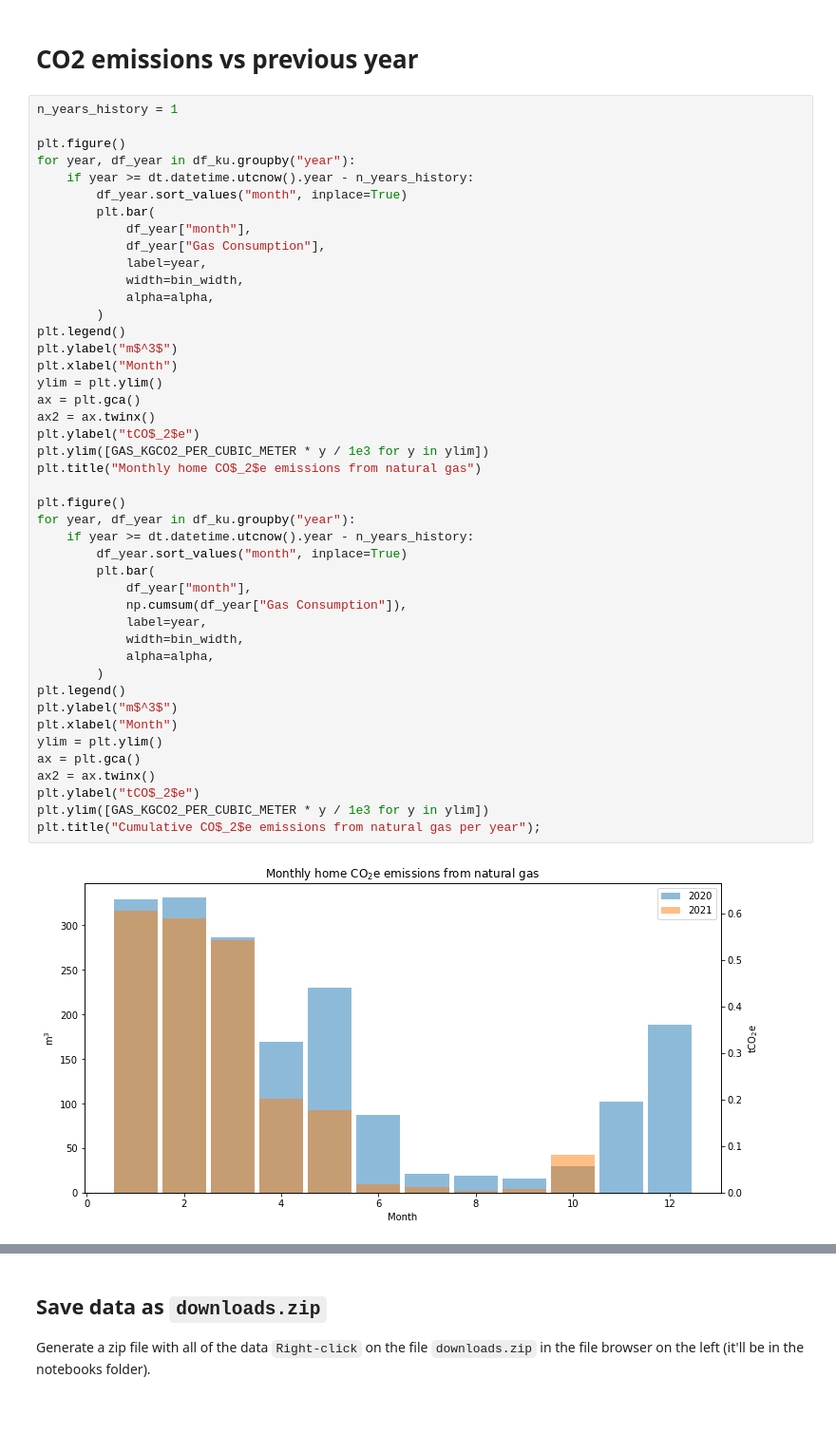
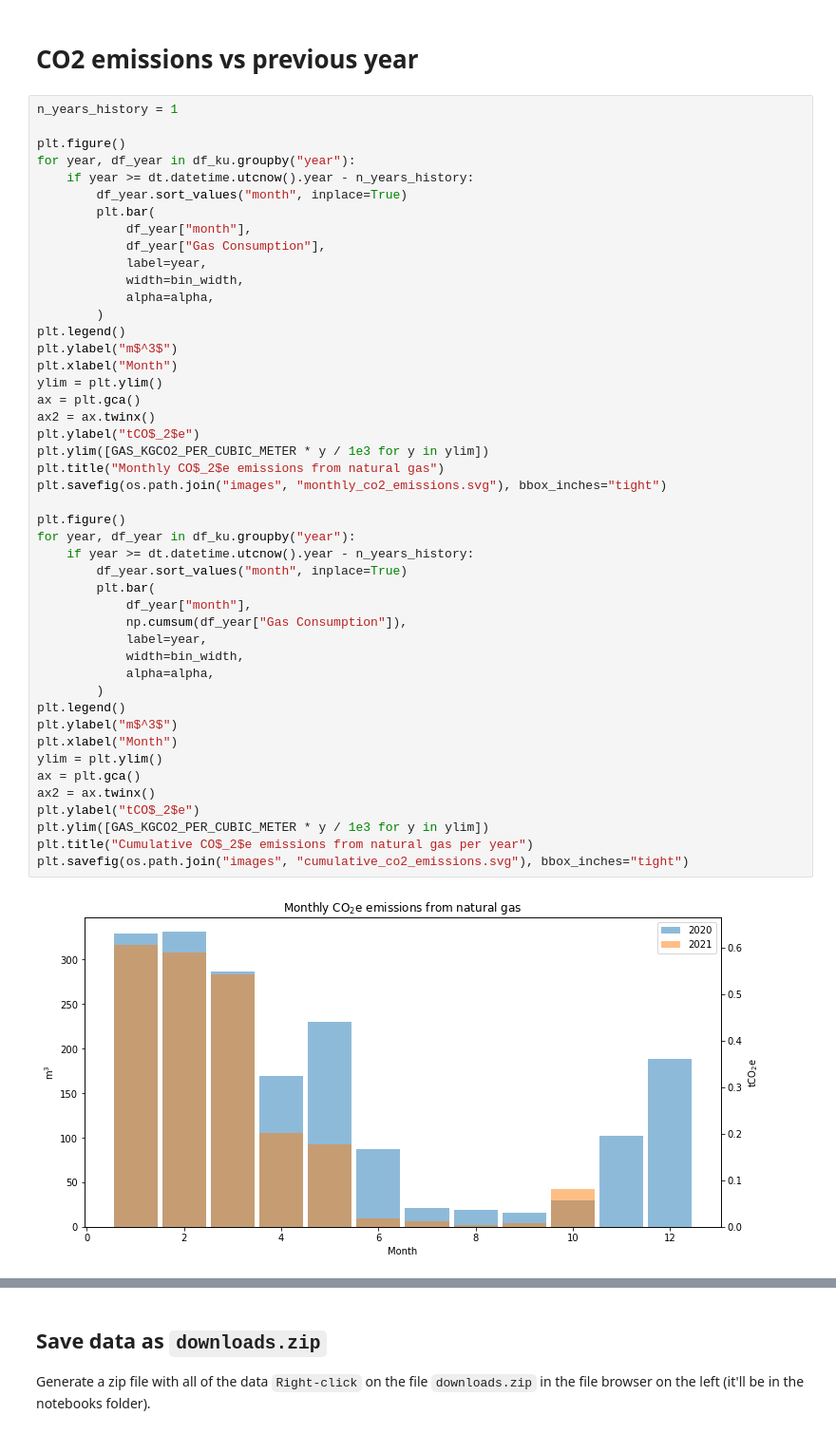
Before and after one commit to ryanfobel/utility-bill-scraper, a Jupyter notebook: notebooks/canada/on/kitchener_utilities.ipynb, the cells around one changed output, grey strips where cells are left out. Shown at 95% size. Drawn from its saved outputs; the diff is of its cells as text.

Commit message:
Save notebook images

```diff
--- a/notebooks/canada/on/kitchener_utilities.ipynb
+++ b/notebooks/canada/on/kitchener_utilities.ipynb
@@ -118,36 +122,38 @@ for year, df_year in df_ku.groupby("year"):
         )
 plt.legend()
 plt.ylabel("m$^3$")
 plt.xlabel("Month")
 ylim = plt.ylim()
 ax = plt.gca()
 ax2 = ax.twinx()
 plt.ylabel("tCO$_2$e")
 plt.ylim([GAS_KGCO2_PER_CUBIC_METER * y / 1e3 for y in ylim])
-plt.title("Monthly home CO$_2$e emissions from natural gas")
+plt.title("Monthly CO$_2$e emissions from natural gas")
+plt.savefig(os.path.join("images", "monthly_co2_emissions.svg"), bbox_inches="tight")
 
 plt.figure()
 for year, df_year in df_ku.groupby("year"):
     if year >= dt.datetime.utcnow().year - n_years_history:
         df_year.sort_values("month", inplace=True)
         plt.bar(
             df_year["month"],
             np.cumsum(df_year["Gas Consumption"]),
             label=year,
             width=bin_width,
             alpha=alpha,
         )
 plt.legend()
 plt.ylabel("m$^3$")
 plt.xlabel("Month")
 ylim = plt.ylim()
 ax = plt.gca()
 ax2 = ax.twinx()
 plt.ylabel("tCO$_2$e")
 plt.ylim([GAS_KGCO2_PER_CUBIC_METER * y / 1e3 for y in ylim])
-plt.title("Cumulative CO$_2$e emissions from natural gas per year");
+plt.title("Cumulative CO$_2$e emissions from natural gas per year")
+plt.savefig(os.path.join("images", "cumulative_co2_emissions.svg"), bbox_inches="tight")
 # %% [output]
-[figure, old version]
+[figure, new version]
 [figure]
 # %% [markdown]
 ## Save data as `downloads.zip`
```
Also changed, not shown: parts of 2 cells of this notebook, 6 other files.
